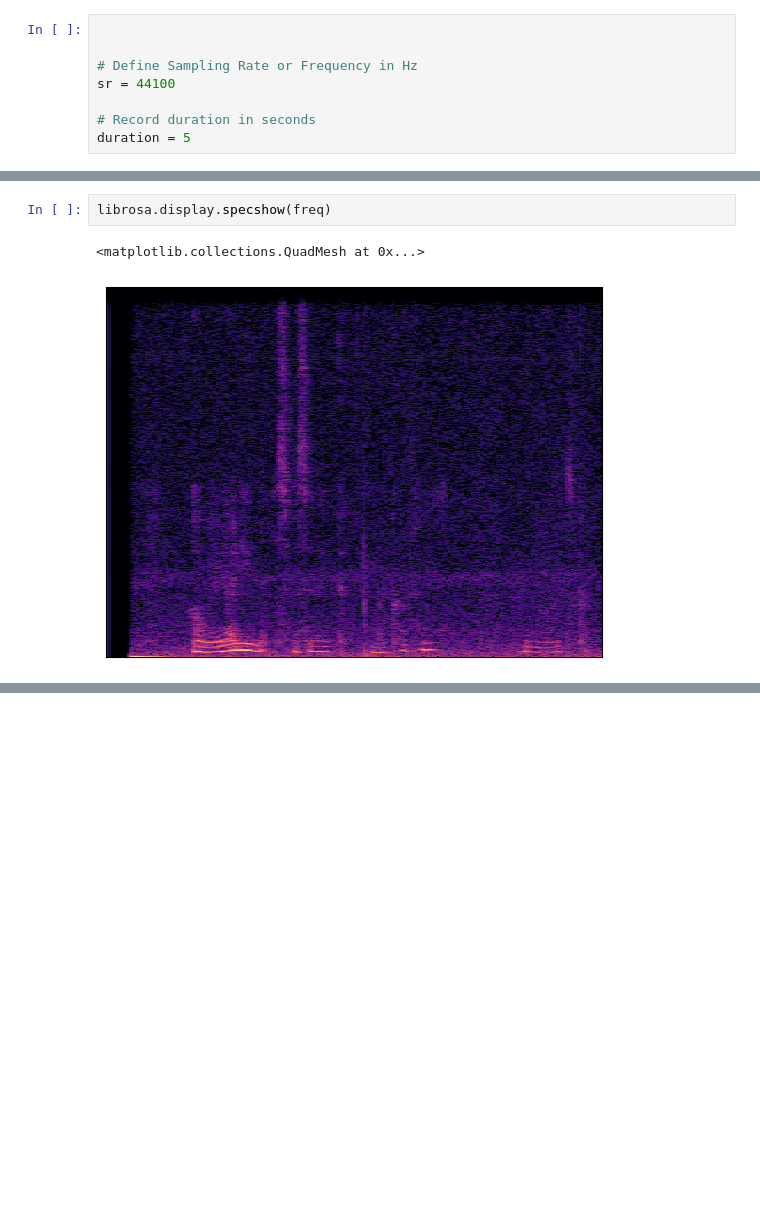
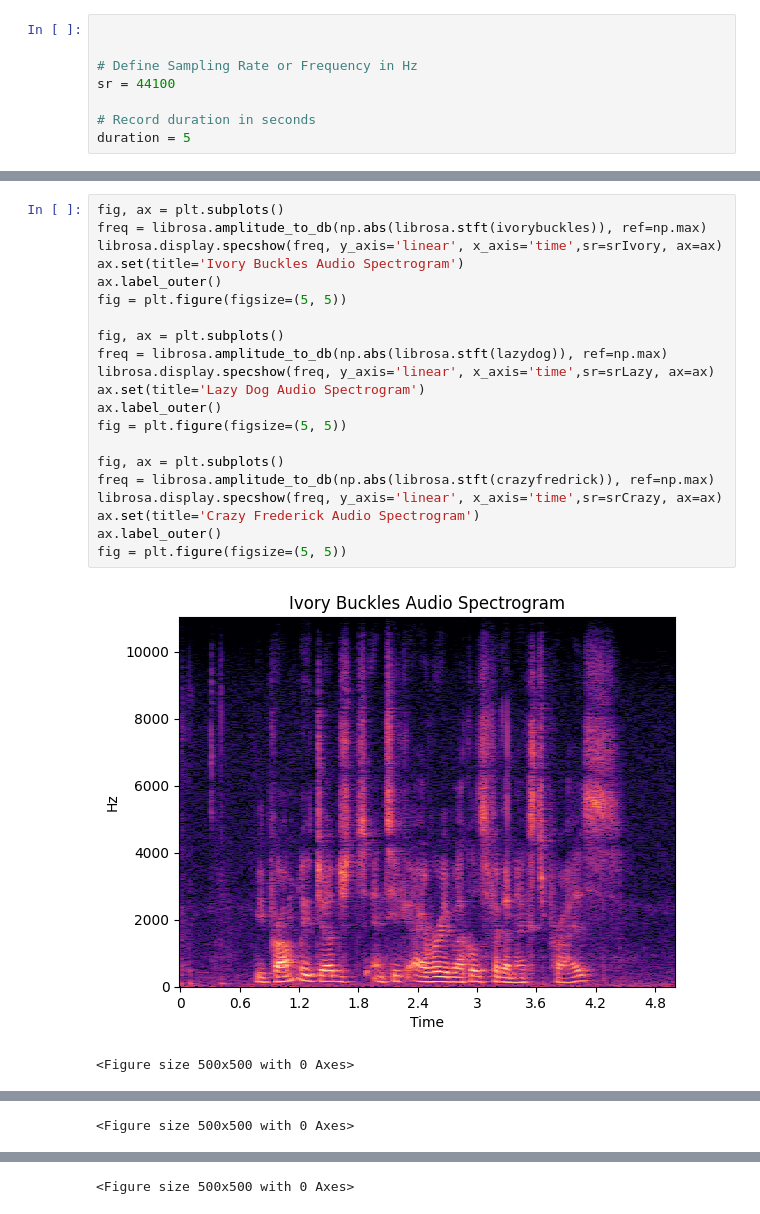
Before and after one commit to WheatleyTheCore/ECE2312_Projects, a Jupyter notebook: project1/project1.ipynb, the cells around one changed output, grey strips where cells are left out. Saved outputs shown, nothing was run; the diff lists cells and outputs as text; blank space fills up the shorter version.

```diff
--- a/project1/project1.ipynb
+++ b/project1/project1.ipynb
@@ -76,7 +103,26 @@ print(freq.shape)
 # %% [output]
 (1025, 216)
 # %%
-librosa.display.specshow(freq)
+fig, ax = plt.subplots()
+freq = librosa.amplitude_to_db(np.abs(librosa.stft(ivorybuckles)), ref=np.max)
+librosa.display.specshow(freq, y_axis='linear', x_axis='time',sr=srIvory, ax=ax)
+ax.set(title='Ivory Buckles Audio Spectrogram')
+ax.label_outer()
+fig = plt.figure(figsize=(5, 5))
+
+fig, ax = plt.subplots()
+freq = librosa.amplitude_to_db(np.abs(librosa.stft(lazydog)), ref=np.max)
+librosa.display.specshow(freq, y_axis='linear', x_axis='time',sr=srLazy, ax=ax)
+ax.set(title='Lazy Dog Audio Spectrogram')
+ax.label_outer()
+fig = plt.figure(figsize=(5, 5))
+
+fig, ax = plt.subplots()
+freq = librosa.amplitude_to_db(np.abs(librosa.stft(crazyfredrick)), ref=np.max)
+librosa.display.specshow(freq, y_axis='linear', x_axis='time',sr=srCrazy, ax=ax)
+ax.set(title='Crazy Frederick Audio Spectrogram')
+ax.label_outer()
+fig = plt.figure(figsize=(5, 5))
 # %% [output]
+[figure, new version]
-<matplotlib.collections.QuadMesh at 0x...>
+<Figure size 500x500 with 0 Axes>
-[figure, old version]
@@ -82,0 +130 @@ librosa.display.specshow(freq)
+<Figure size 500x500 with 0 Axes>
@@ -82,0 +132 @@ librosa.display.specshow(freq)
+<Figure size 500x500 with 0 Axes>
```
Also changed, not shown: parts of 7 cells of this notebook, 2 other files.
